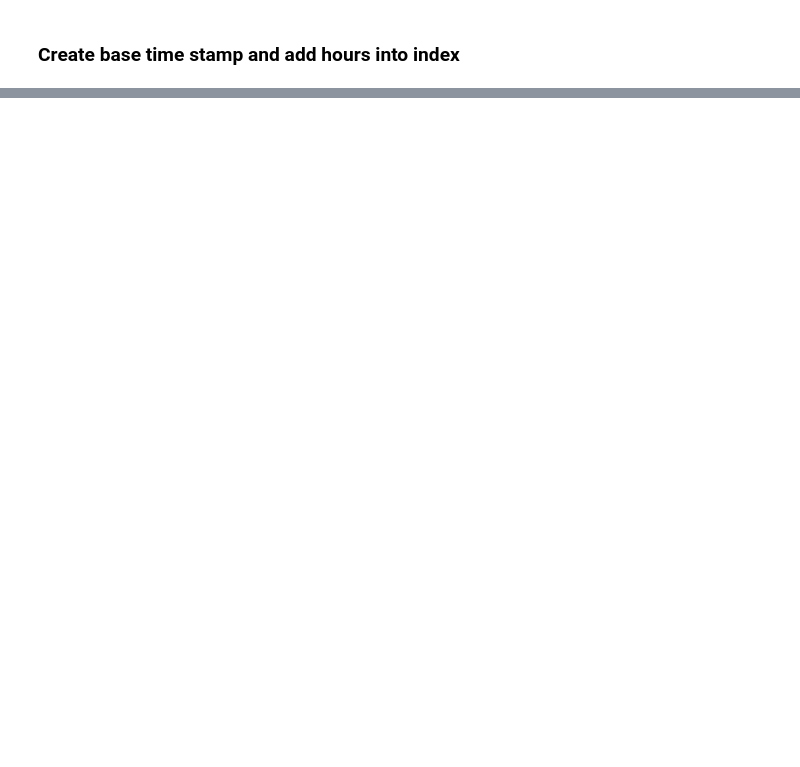
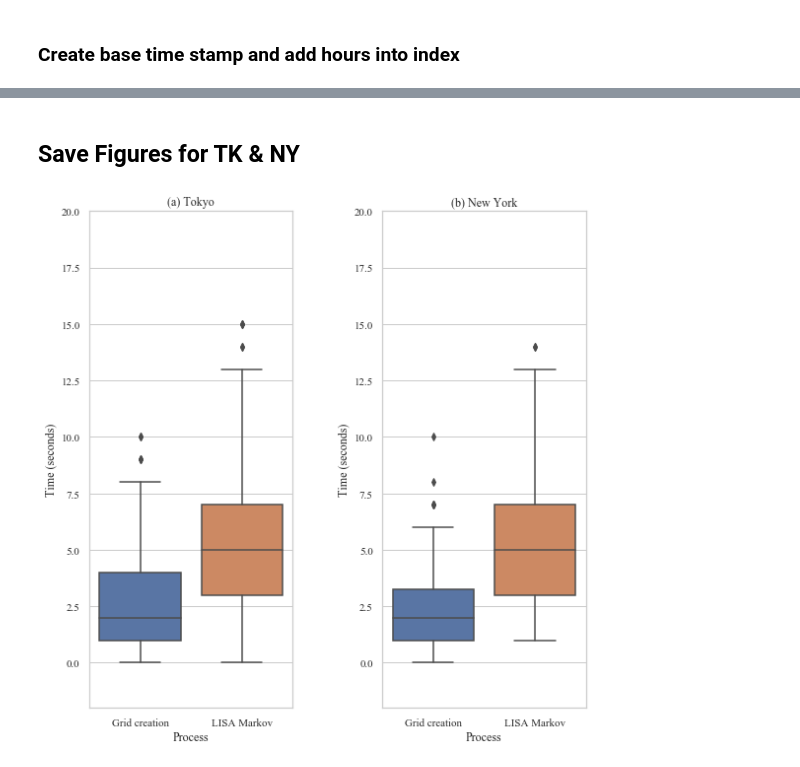
Before and after one commit to georgepyne/CASA0012, a Jupyter notebook: st.ipynb, the cells around one changed output, grey strips where cells are left out. Saved outputs shown, nothing was run; the diff lists cells and outputs as text; code cells hidden in the pictures; blank space fills up the shorter version.

```diff
--- a/st.ipynb
+++ b/st.ipynb
@@ -24,7 +28,7 @@ shapely.speedups.enable()
 warnings.filterwarnings('ignore')
 %matplotlib inline
 # %%
-plt.rcParams["figure.figsize"] = [6.0, 6.0]
+plt.rcParams["figure.figsize"] = [8.0, 8.0]
 # %%
 def add_basemap(ax, zoom, url='http://tile.stamen.com/terrain/tileZ/tileX/tileY.png'):
     xmin, xmax, ymin, ymax = ax.axis()
@@ -706,0 +1002,3 @@ grid['counts'] = grid.geometry.apply(lambda x: pip_count(gdf_points,x)) # Aggreg
+# %%
+# print(f'run_times = {[i.seconds for i in (grid_times_81+grid_times_82to191+grid_times)]}')
+grid_times = [1, 2, 4, 4, 1, 2, 1, 2, 0, 5, 2, 1, 2, 6, 4, 3, 6, 3, 3, 2, 4, 0, 5, 4, 2, 3, 2, 0, 1, 4, 2, 2, 6, 3, 1, 5, 4, 2, 2, 3, 2, 5, 2, 3, 3, 4, 0, 3, 5, 4, 4, 7, 4, 2, 5, 7, 1, 2, 7, 4, 2, 4, 6, 9, 1, 2, 1, 4, 5, 2, 4, 6, 2, 1, 5, 3, 3, 3, 2, 3, 5, 2, 2, 1, 1, 2, 5, 4, 2, 2, 5, 1, 2, 2, 2, 1, 2, 4, 3, 3, 1, 5, 0, 5, 3, 2, 3, 7, 6, 1, 5, 1, 5, 5, 2, 8, 1, 6, 3, 1, 3, 2, 1, 2, 1, 1, 2, 6, 2, 2, 3, 1, 2, 1, 5, 8, 1, 5, 2, 2, 4, 1, 8, 3, 1, 5, 5, 1, 1, 2, 2, 2, 8, 1, 2, 2, 2, 1, 3, 3, 1, 3, 1, 2, 1, 8, 7, 7, 4, 1, 8, 2, 4, 1, 1, 3, 1, 1, 1, 3, 2, 1, 2, 2, 1, 1, 1, 3, 2, 4, 0, 2, 1, 2, 2, 1, 3, 1, 2, 1, 1, 3, 2, 4, 1, 1, 5, 10, 3, 7, 7, 4, 5, 0, 2, 2, 0, 2, 5, 1, 2, 3, 0, 1, 2, 5, 3, 6, 6, 1, 2, 4, 3, 2, 1, 2, 4, 1, 5, 3, 1, 4, 4, 2, 4, 2, 1, 2, 1, 5, 9, 1, 1, 2, 5, 2, 2, 1, 4, 3, 2, 1, 0, 3, 2, 2, 5, 7, 7, 8, 1, 4, 5, 4, 5, 2, 3, 2, 2, 8, 2, 1, 1, 2, 1, 1, 0, 1, 1, 3, 1, 4, 3, 7, 2, 2, 5, 4, 1, 1, 3, 3, 2, 3, 6, 3, 1, 1, 3, 2, 2, 1, 1, 1, 2, 2, 1, 2, 1, 3, 5, 4, 5, 4, 1, 3, 1, 6, 1, 2, 3, 3, 2, 0, 2, 1, 5, 2, 1, 4, 1, 2, 1, 4, 2, 1, 4, 2, 2, 5, 1, 8, 5, 1, 3, 3, 4, 0, 1, 1, 1, 2, 2, 1, 3, 2, 3, 2, 2, 2, 2, 1, 2, 3, 2, 2, 9, 2, 1, 4, 2, 3, 2, 1, 5, 2, 2, 4, 7, 2, 3, 3, 3, 1, 3, 1, 1, 4, 2, 1, 1, 2, 3, 4, 1, 5, 4, 2, 4, 2, 4, 2, 2, 5, 1, 1, 4, 10, 4, 0, 3, 1, 4, 3, 2, 2, 3, 1, 0, 2, 0, 1, 2, 6, 3, 2, 2, 4, 1, 2, 2, 5, 2, 0, 3, 4, 5, 2, 2, 3, 1, 2, 4, 1, 1, 2, 2, 5, 3, 2, 3, 1, 4, 1, 0, 2, 2, 2, 3, 2, 6, 5, 1, 3, 7, 2]
@@ -706,0 +1111,2 @@ grid['counts'] = grid.geometry.apply(lambda x: pip_count(gdf_points,x)) # Aggreg
+# %% [markdown]
+## Save Figures for TK & NY
@@ -706,0 +1115,25 @@ grid['counts'] = grid.geometry.apply(lambda x: pip_count(gdf_points,x)) # Aggreg
+# %%
+ny_times, tk_times = pd.read_pickle('NY_times.pkl'),pd.read_pickle('TK_times.pkl')
+# %%
+f, axes = plt.subplots(1, 2)
+
+tk_times = pd.DataFrame({'Grid creation':grid_times,'LISA Markov':lm_times,'Cluster extraction':ce_times,'Subdomain total':run_times}).reset_index().rename(columns={'index':'Subdomain'})
+tk_times = tk_times.drop( tk_times[ tk_times['Cluster extraction'] > 20000 ].index)
+tk_times = tk_times.drop( tk_times[ tk_times['Subdomain total'] > 20000 ].index)
+tk_times = tk_times.melt('Subdomain', var_name='cols',  value_name='vals')
+ax1 = sns.boxplot(x="cols", y="vals",data=tk_times.loc[tk_times.cols.isin(['Grid creation', 'LISA Markov'])],ax=axes[0])
+ax1.set_ylim(-2, 20);
+ax1.set_ylabel('Time (seconds)')
+ax1.set_xlabel('Process');
+ax1.set_title('(a) Tokyo');
+
+
+ax2 = sns.boxplot(x="cols", y="vals",data=ny_times.loc[ny_times.cols.isin(['Grid creation', 'LISA Markov'])],ax=axes[1])
+ax2.set_ylim(-2, 20);
+ax2.set_ylabel('Time (seconds)')
+ax2.set_xlabel('Process');
+ax2.set_title('(b) New York');
+plt.tight_layout(w_pad=4)
+plt.savefig('gclm.png',dpi=75)
+# %% [output]
+[figure, added]
```
Also changed, not shown: parts of 138 cells of this notebook, 1 other file.
